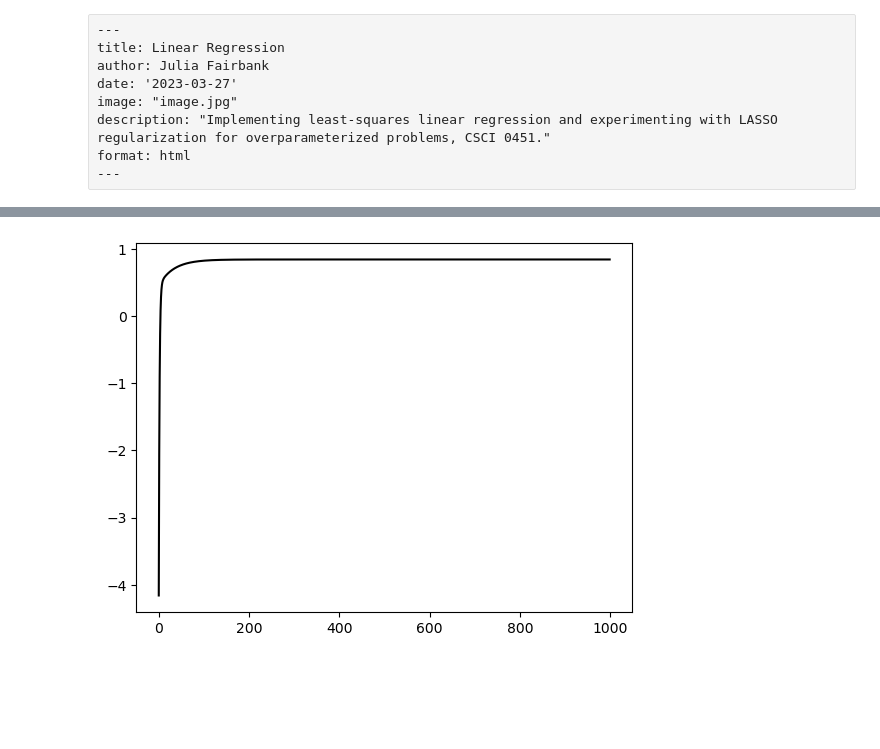
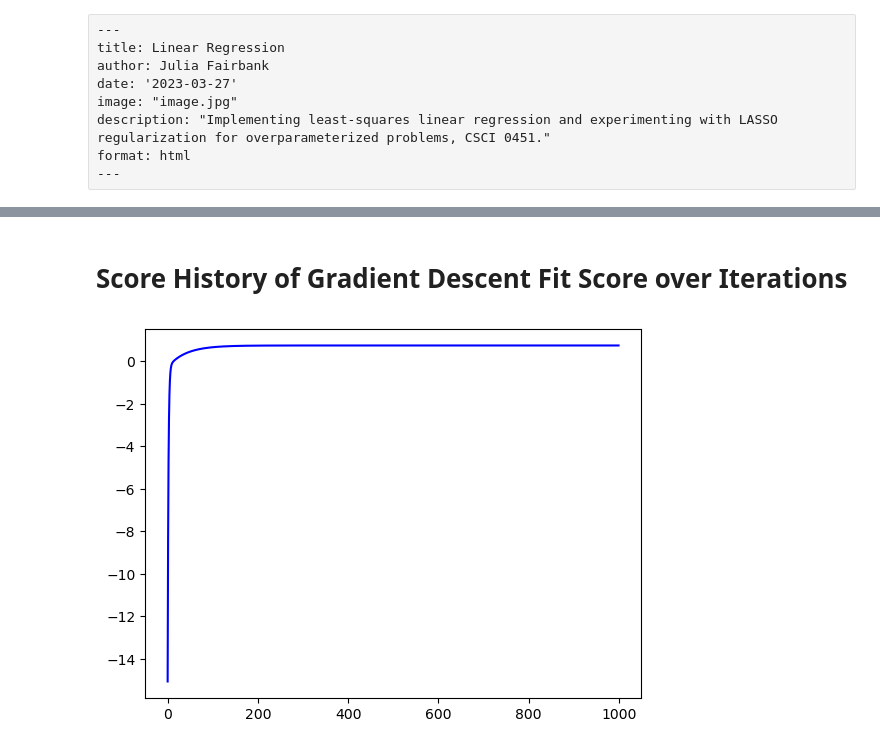
Before and after one commit to juliafairbank7/juliafairbank7.github.io, a Jupyter notebook: posts/linear-regression-post/index.ipynb, the cells around one changed output, grey strips where cells are left out. Saved outputs shown, nothing was run; the diff lists cells and outputs as text; code cells hidden in the pictures; blank space fills up the shorter version.

```diff
--- a/posts/linear-regression-post/index.ipynb
+++ b/posts/linear-regression-post/index.ipynb
@@ -39,7 +64,7 @@ plt.scatter(x, y)
 labels = plt.gca().set(xlabel = "Feature (x)", ylabel = "Target (y)")
 plt.scatter(x, y)
 
-LinReg.fit_gradient(x, y)
+LinReg.fit_analytic(x, y)
 
 x_fake = np.linspace(0, 1, 101)[:,np.newaxis]
 
@@ -51,0 +79,20 @@ labels = plt.gca().set(xlabel = "Feature (x)", ylabel = "Target (y)")
+# %%
+w0 = -0.5
+w1 =  0.7
+
+n = 100
+x = np.random.rand(n, 1)
+y = w1*x + w0 + 0.1*np.random.randn(n, 1)
+
+plt.scatter(x, y)
+labels = plt.gca().set(xlabel = "Feature (x)", ylabel = "Target (y)")
+plt.scatter(x, y)
+
+LinReg.fit_gradient(x, y)
+
+x_fake = np.linspace(0, 1, 101)[:,np.newaxis]
+
+predictions = LinReg.predict(x_fake)
+
+plt.plot(x_fake, predictions, color = "blue")
+labels = plt.gca().set(xlabel = "Feature (x)", ylabel = "Target (y)")
@@ -52,4 +101,6 @@ labels = plt.gca().set(xlabel = "Feature (x)", ylabel = "Target (y)")
+# %% [markdown]
+# Score History of Gradient Descent Fit Score over Iterations
 # %%
-plt.plot(LinReg.score_history, color = "black");
+plt.plot(LinReg.score_history, color = "blue");
 # %% [output]
-[figure, old version]
+[figure, new version]
```
Also changed, not shown: parts of 23 cells of this notebook, 11 other files.
